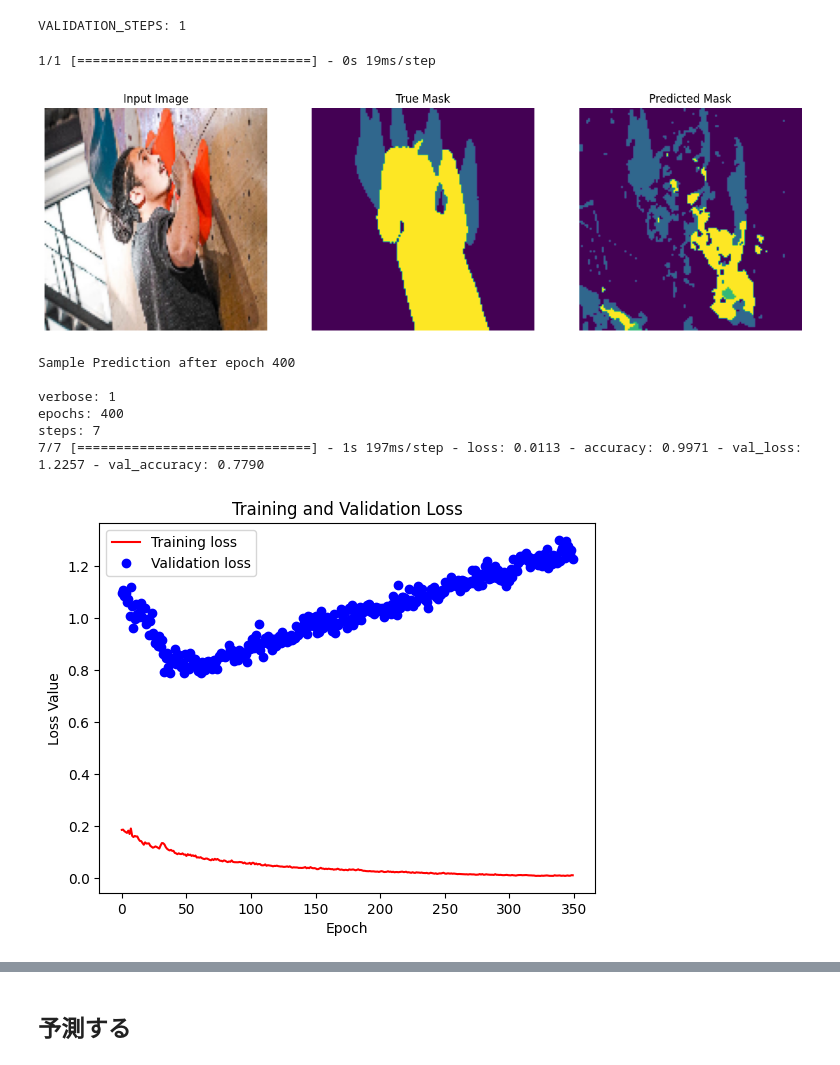
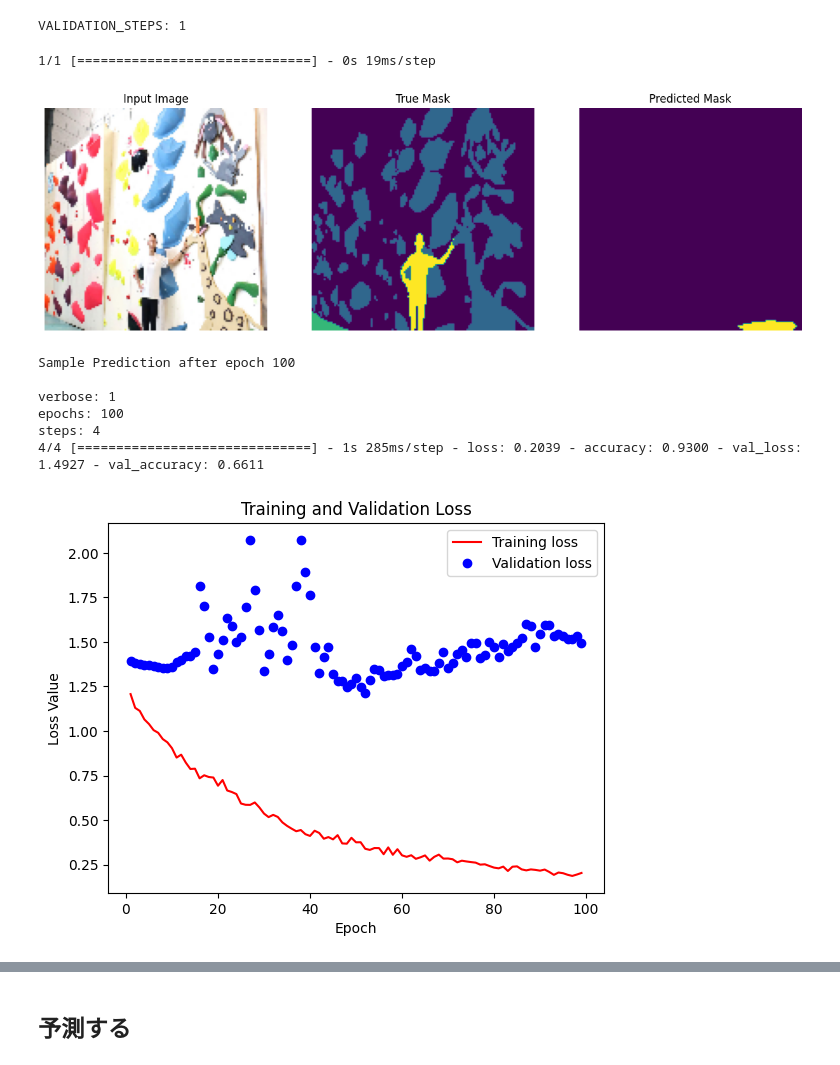
Before and after one commit to nagato0614/HoldsSegmentation, a Jupyter notebook: BoulderingSegment/hold_segment.ipynb, the cells around one changed output, grey strips where cells are left out. Cells and saved outputs as stored; diff of their text form; code cells hidden in the pictures.

```diff
--- a/BoulderingSegment/hold_segment.ipynb
+++ b/BoulderingSegment/hold_segment.ipynb
@@ -187,12 +187,12 @@ for input_file, segment_file in zip(input_file_list, segment_file_list):
     input_images.append(load_input(input_file))
     segment_images.append(load_segment(segment_file))
 
-# ランダムに画像を並び替える
 image_set = []
 for input, segment in zip(input_images, segment_images):
     image_set.append((input, segment))
 
-np.random.shuffle(image_set)
+# ランダムに画像を並び替える
+# np.random.shuffle(image_set)
 
 input_images = []
 segment_images = []
@@ -207,25 +207,32 @@ print(f"input_images: {len(input_images)}"
       f"\nsegment_images: {len(segment_images)}")
 
 train_image_size = int(len(input_images) * 0.9)
-test_image_size = int(len(input_images) * 0.1)
+val_image_size = int(len(input_images) * 0.08)
+test_image_size = len(input_images) - train_image_size - val_image_size
 
 # テストとトレーニングに分ける
 train_images_np = np.array(input_images[:train_image_size])
-test_images_np = np.array(input_images[train_image_size:])
-print(f"train_images_np: ", train_images_np.shape)
-print(f"test_images_np: ", test_images_np.shape)
+val_image_np = np.array(input_images[train_image_size:])
+test_images_np = np.array(input_images[train_image_size + val_image_size:])
 
 train_segments = np.array(segment_images[:train_image_size])
-test_segments = np.array(segment_images[train_image_size:])
+val_segments = np.array(segment_images[train_image_size:])
+test_segments = np.array(segment_images[train_image_size + val_image_size:])
+
+print(f"train_images_np: ", train_images_np.shape)
+print(f"val_image_np: ", val_image_np.shape)
+print(f"test_image_np: ", test_images_np.shape)
 
 # データセットに変換. 画像トラベルを一つにする
 train_images = tf.data.Dataset.from_tensor_slices(
     (train_images_np, train_segments))
+val_images = tf.data.Dataset.from_tensor_slices(
+    (val_image_np, val_segments))
 test_images = tf.data.Dataset.from_tensor_slices(
     (test_images_np, test_segments))
 
 TRAIN_LENGTH = len(train_images)
-BATCH_SIZE = 10
+BATCH_SIZE = 15
 BUFFER_SIZE = 100
 STEPS_PER_EPOCH = TRAIN_LENGTH // BATCH_SIZE
 
@@ -234,5 +241,6 @@ print(f"TRAIN_LENGTH: {TRAIN_LENGTH}"
       f"\nBUFFER_SIZE: {BUFFER_SIZE}"
       f"\nSTEPS_PER_EPOCH: {STEPS_PER_EPOCH}")
 print(f"\ntrain_images: {len(train_images)}"
+      f"\nval_images: {len(val_images)}",
       f"\ntest_images: {len(test_images)}")
 # %% [output]
@@ -280,6 +290,7 @@ train_batches = (
     .map(Augment())
     .prefetch(buffer_size=tf.data.AUTOTUNE))
 
+val_batches = val_images.batch(min(len(val_images), BATCH_SIZE))
 test_batches = test_images.batch(min(len(test_images), BATCH_SIZE))
 # %% [markdown]
 画像サンプルと対応するデータセットのマスクを可視化しましょう。
@@ -609,9 +620,9 @@ def create_mask(pred_mask):
     pred_mask = pred_mask[..., tf.newaxis]
     return pred_mask[0]
 # %%
-def show_predictions(num=1):
+def show_predictions(batch=val_batches, num=1):
     count = 0
-    for images, masks in test_batches.take(1):
+    for images, masks in val_batches.take(1):
         for image, mask in zip(images, masks):
             sample_image, sample_mask = image, mask
             pred_input = tf.expand_dims(sample_image, axis=0)
@@ -641,37 +652,40 @@ class DisplayCallback(tf.keras.callbacks.Callback):
         for k in self.params.keys():
             print(f"{k}: {self.params[k]}")
 # %%
-EPOCHS = 400
+EPOCHS = 100
 VAL_SUBSPLITS = 1
-VALIDATION_STEPS = max(len(test_images) // BATCH_SIZE // VAL_SUBSPLITS, 1)
+VALIDATION_STEPS = max(len(val_images) // BATCH_SIZE // VAL_SUBSPLITS, 1)
 print(f"VALIDATION_STEPS: {VALIDATION_STEPS}")
 # %% [output]
 VALIDATION_STEPS: 1
 # %%
 model_history = model.fit(train_batches,
                           epochs=EPOCHS,
                           steps_per_epoch=STEPS_PER_EPOCH,
                           validation_steps=VALIDATION_STEPS,
-                          validation_data=test_batches,
+                          validation_data=val_batches,
                           callbacks=[DisplayCallback()])
 # %% [output]
 1/1 [==============================] - 0s 19ms/step
-[figure, old version]
+[figure, new version]
-Sample Prediction after epoch 400
+Sample Prediction after epoch 100
 
 verbose: 1
-epochs: 400
-steps: 7
-7/7 [==============================] - 1s 197ms/step - loss: 0.0113 - accuracy: 0.9971 - val_loss: 1.2257 - val_accuracy: 0.7790
+epochs: 100
+steps: 4
+4/4 [==============================] - 1s 285ms/step - loss: 0.2039 - accuracy: 0.9300 - val_loss: 1.4927 - val_accuracy: 0.6611
 # %%
 loss = model_history.history['loss']
 val_loss = model_history.history['val_loss']
 
-x_size = min(350, len(loss))
+x_window = 99
+start = EPOCHS - x_window
+
+x_size = min(x_window, len(loss))
 
 loss = loss[-x_size:]
 val_loss = val_loss[-x_size:]
-x = range(x_size)
+x = range(start, start + x_size)
 
 plt.figure()
 plt.plot(x, loss, 'r', label='Training loss')
@@ -683,7 +697,7 @@ plt.ylabel('Loss Value')
 plt.legend()
 plt.show()
 # %% [output]
-[figure, old version]
+[figure, new version]
 # %%
 acc = model_history.history['accuracy']
 val_acc = model_history.history['val_accuracy']
```
Also changed, not shown: parts of 16 cells of this notebook.
